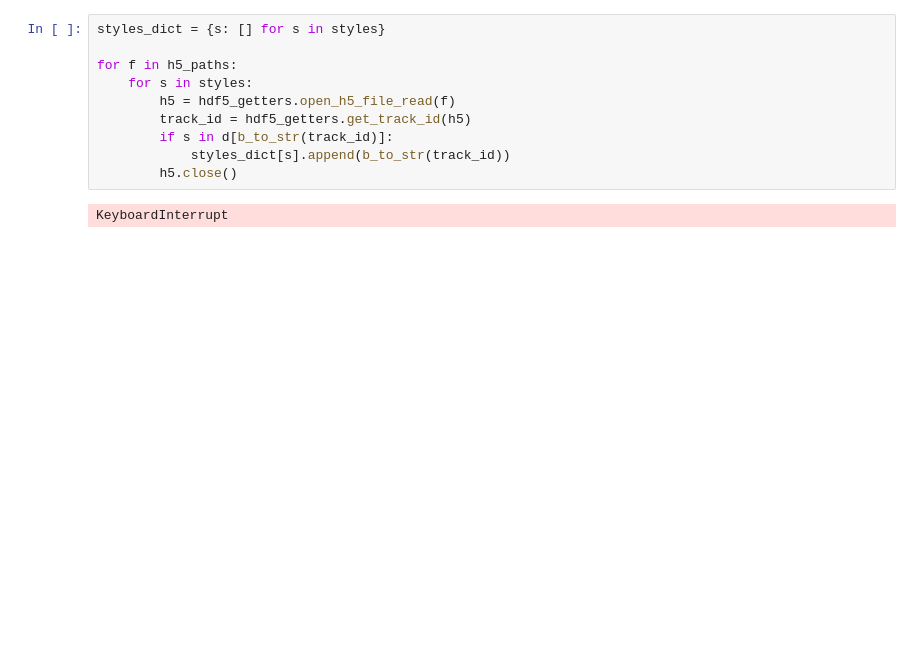
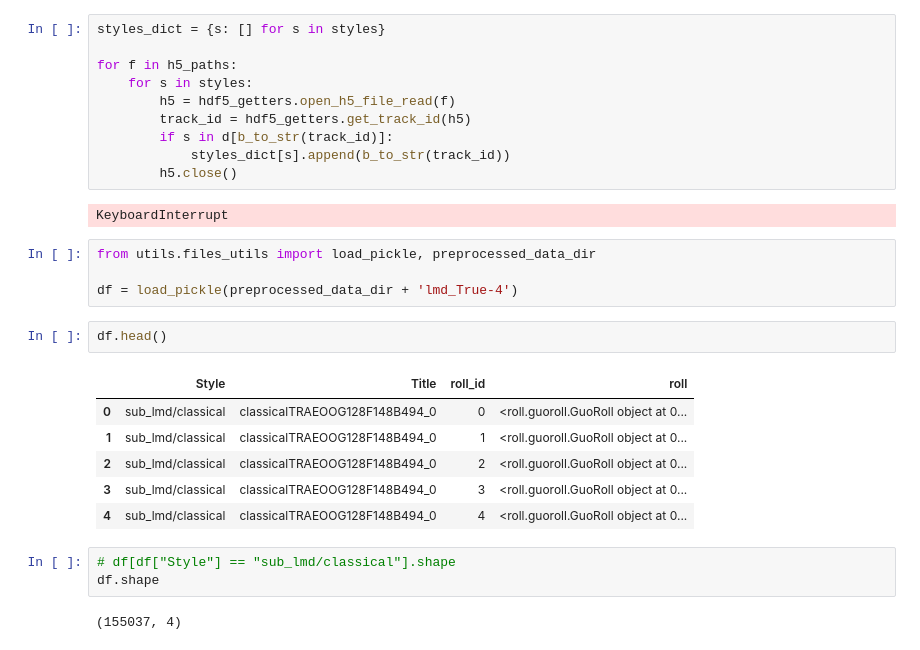
Before and after one commit to LucasSom/style-transfer, a Jupyter notebook: notebooks/Explore Lakh Dataset.ipynb, the cells around one changed output. Saved outputs shown, nothing was run; the diff lists cells and outputs as text; blank space fills up the shorter version.

```diff
--- a/notebooks/Explore Lakh Dataset.ipynb
+++ b/notebooks/Explore Lakh Dataset.ipynb
@@ -393,3 +393,21 @@ for f in h5_paths:
         h5.close()
 # %% [output]
 KeyboardInterrupt
+# %%
+from utils.files_utils import load_pickle, preprocessed_data_dir
+
+df = load_pickle(preprocessed_data_dir + 'lmd_True-4')
+# %%
+df.head()
+# %% [output]
+|  | Style | Title | roll_id | roll |
+| 0 | sub_lmd/classical | classicalTRAEOOG128F148B494_0 | 0 | <roll.guoroll.GuoRoll object at 0... |
+| 1 | sub_lmd/classical | classicalTRAEOOG128F148B494_0 | 1 | <roll.guoroll.GuoRoll object at 0... |
+| 2 | sub_lmd/classical | classicalTRAEOOG128F148B494_0 | 2 | <roll.guoroll.GuoRoll object at 0... |
+| 3 | sub_lmd/classical | classicalTRAEOOG128F148B494_0 | 3 | <roll.guoroll.GuoRoll object at 0... |
+| 4 | sub_lmd/classical | classicalTRAEOOG128F148B494_0 | 4 | <roll.guoroll.GuoRoll object at 0... |
+# %%
+# df[df["Style"] == "sub_lmd/classical"].shape
+df.shape
+# %% [output]
+(155037, 4)
```
Also changed, not shown: 13 other files.
